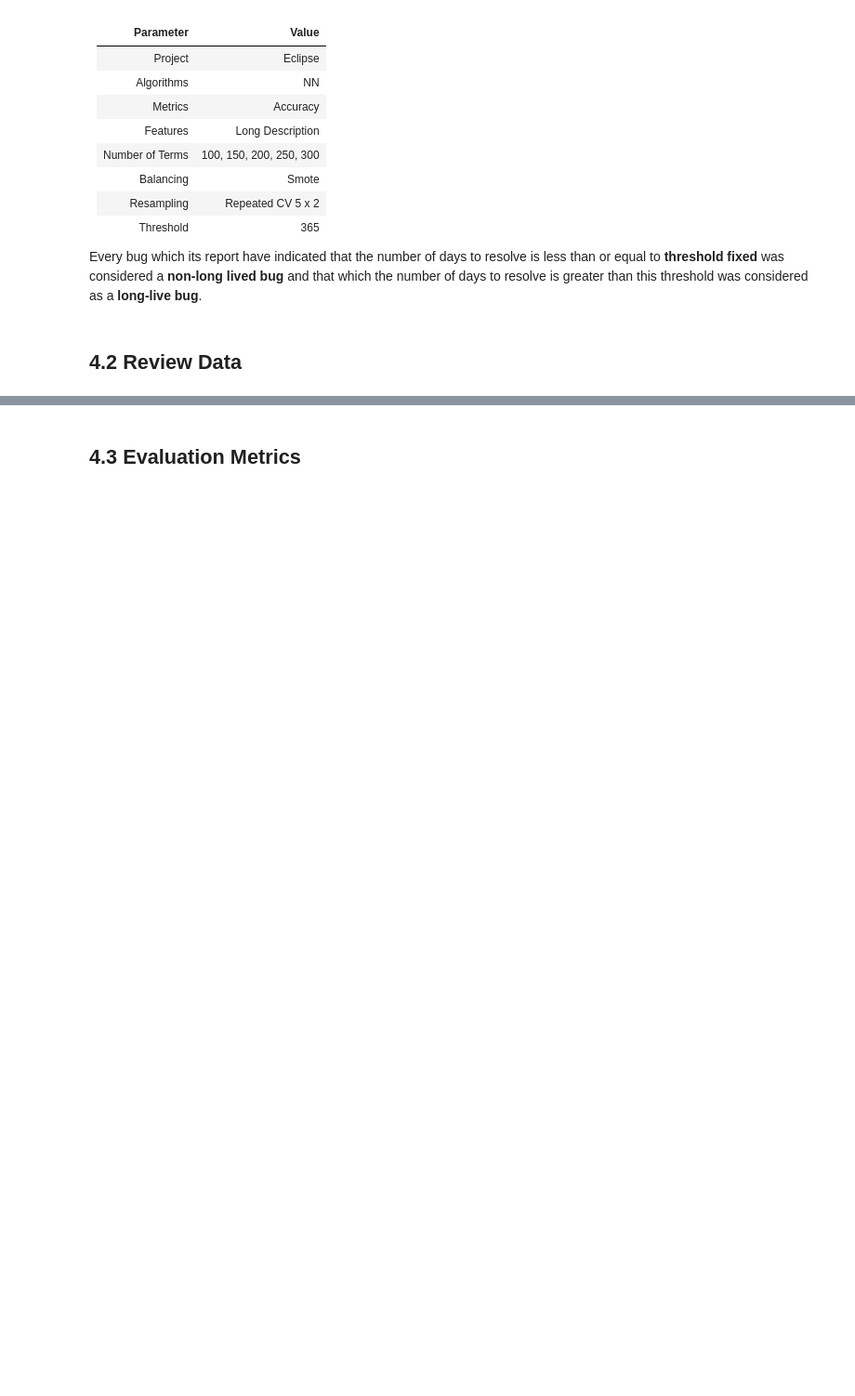
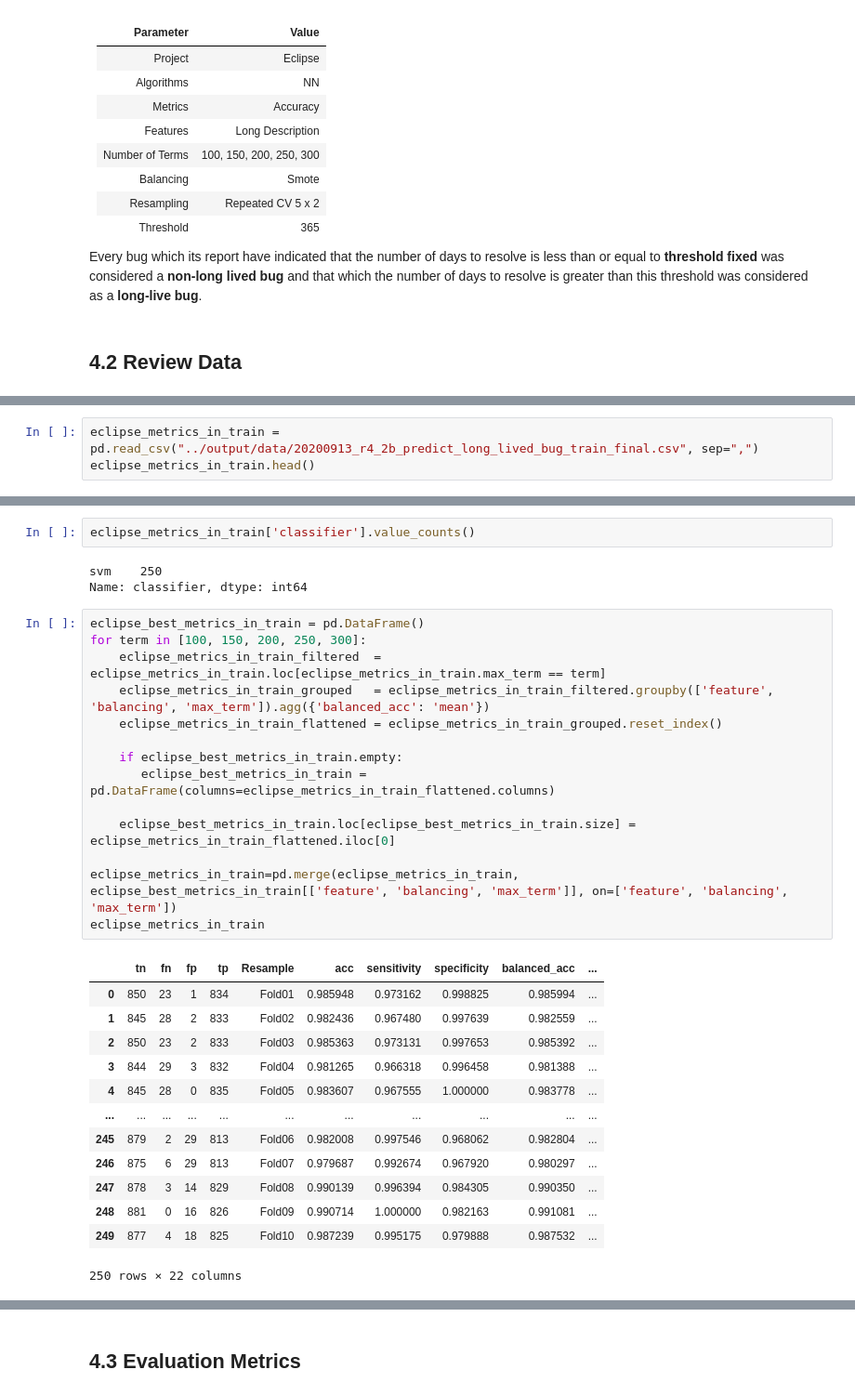
Before and after one commit to gomesluiz/long-lived-bug-predictor, a Jupyter notebook: notebooks/20200912_long_lived_prediction_rq4_data_analysis.ipynb, the cells around one changed output, grey strips where cells are left out. Shown: that part at 93% size. Saved outputs shown, nothing was run; the diff lists cells and outputs as text; blank space fills up the shorter version.

```diff
--- a/notebooks/20200912_long_lived_prediction_rq4_data_analysis.ipynb
+++ b/notebooks/20200912_long_lived_prediction_rq4_data_analysis.ipynb
@@ -304,0 +296,3 @@ e2_metrics_data.sort_values('balanced_acc', ascending=False).head()
+# %%
+eclipse_metrics_in_train = pd.read_csv("../output/data/20200913_r4_2b_predict_long_lived_bug_train_final.csv", sep=",")
+eclipse_metrics_in_train.head()
@@ -304,0 +306,33 @@ e2_metrics_data.sort_values('balanced_acc', ascending=False).head()
+# %%
+eclipse_metrics_in_train['classifier'].value_counts()
+# %% [output]
+svm    250
+Name: classifier, dtype: int64
+# %%
+eclipse_best_metrics_in_train = pd.DataFrame()
+for term in [100, 150, 200, 250, 300]:
+    eclipse_metrics_in_train_filtered  = eclipse_metrics_in_train.loc[eclipse_metrics_in_train.max_term == term]
+    eclipse_metrics_in_train_grouped   = eclipse_metrics_in_train_filtered.groupby(['feature', 'balancing', 'max_term']).agg({'balanced_acc': 'mean'})
+    eclipse_metrics_in_train_flattened = eclipse_metrics_in_train_grouped.reset_index()
+
+    if eclipse_best_metrics_in_train.empty:
+       eclipse_best_metrics_in_train = pd.DataFrame(columns=eclipse_metrics_in_train_flattened.columns)
+
+    eclipse_best_metrics_in_train.loc[eclipse_best_metrics_in_train.size] = eclipse_metrics_in_train_flattened.iloc[0]
+
+eclipse_metrics_in_train=pd.merge(eclipse_metrics_in_train, eclipse_best_metrics_in_train[['feature', 'balancing', 'max_term']], on=['feature', 'balancing', 'max_term'])
+eclipse_metrics_in_train
+# %% [output]
+|  | tn | fn | fp | tp | Resample | acc | sensitivity | specificity | balanced_acc | ... |
+| 0 | 850 | 23 | 1 | 834 | Fold01 | 0.985948 | 0.973162 | 0.998825 | 0.985994 | ... |
+| 1 | 845 | 28 | 2 | 833 | Fold02 | 0.982436 | 0.967480 | 0.997639 | 0.982559 | ... |
+| 2 | 850 | 23 | 2 | 833 | Fold03 | 0.985363 | 0.973131 | 0.997653 | 0.985392 | ... |
+| 3 | 844 | 29 | 3 | 832 | Fold04 | 0.981265 | 0.966318 | 0.996458 | 0.981388 | ... |
+| 4 | 845 | 28 | 0 | 835 | Fold05 | 0.983607 | 0.967555 | 1.000000 | 0.983778 | ... |
+| ... | ... | ... | ... | ... | ... | ... | ... | ... | ... | ... |
+| 245 | 879 | 2 | 29 | 813 | Fold06 | 0.982008 | 0.997546 | 0.968062 | 0.982804 | ... |
+| 246 | 875 | 6 | 29 | 813 | Fold07 | 0.979687 | 0.992674 | 0.967920 | 0.980297 | ... |
+| 247 | 878 | 3 | 14 | 829 | Fold08 | 0.990139 | 0.996394 | 0.984305 | 0.990350 | ... |
+| 248 | 881 | 0 | 16 | 826 | Fold09 | 0.990714 | 1.000000 | 0.982163 | 0.991081 | ... |
+| 249 | 877 | 4 | 18 | 825 | Fold10 | 0.987239 | 0.995175 | 0.979888 | 0.987532 | ... |
+250 rows × 22 columns
```
Also changed, not shown: parts of 7 cells of this notebook, 3 other files.
